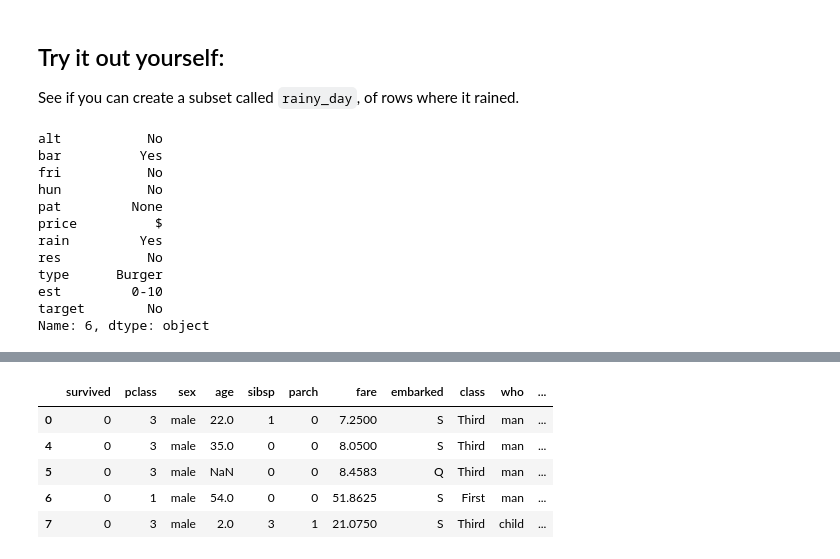
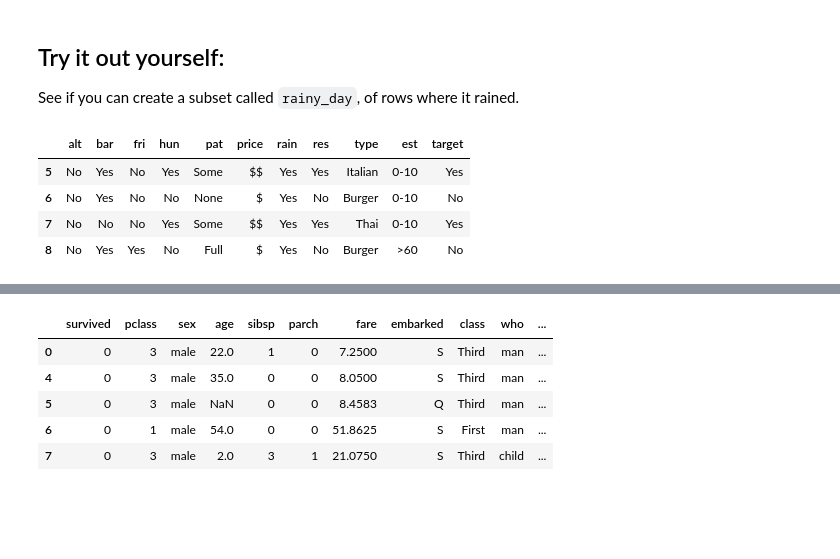
Before and after one commit to ThatOneGuyy208/CS167Repo, a Jupyter notebook: Day02_Pandas_Tutorial.ipynb, the cells around one changed output, grey strips where cells are left out. Drawn from its saved outputs; the diff is of its cells as text; code cells hidden in the pictures; blank space fills up the shorter version.

```diff
--- a/Day02_Pandas_Tutorial.ipynb
+++ b/Day02_Pandas_Tutorial.ipynb
@@ -407,23 +407,14 @@ italian_restaurants
 
 See if you can create a subset called `rainy_day`, of rows where it rained.
 # %%
-restaurant_data.head()
-rainy_day = restaurant_data[restaurant_data.rain=='Yes'] #insert your code here to get the output below
+rainy_day = restaurant_data[restaurant_data['rain']=='Yes'] #insert your code here to get the output below
 rainy_day
-rainy_day.iloc[1]
 # %% [output]
-alt           No
-bar          Yes
-fri           No
-hun           No
-pat         None
-price          $
-rain         Yes
-res           No
-type      Burger
-est         0-10
-target        No
-Name: 6, dtype: object
+|  | alt | bar | fri | hun | pat | price | rain | res | type | est | target |
+| 5 | No | Yes | No | Yes | Some | $$ | Yes | Yes | Italian | 0-10 | Yes |
+| 6 | No | Yes | No | No | None | $ | Yes | No | Burger | 0-10 | No |
+| 7 | No | No | No | Yes | Some | $$ | Yes | Yes | Thai | 0-10 | Yes |
+| 8 | No | Yes | Yes | No | Full | $ | Yes | No | Burger | >60 | No |
 # %% [markdown]
 ## Subsetting Columns and Rows
 
```
Also changed, not shown: parts of 3 cells of this notebook.
